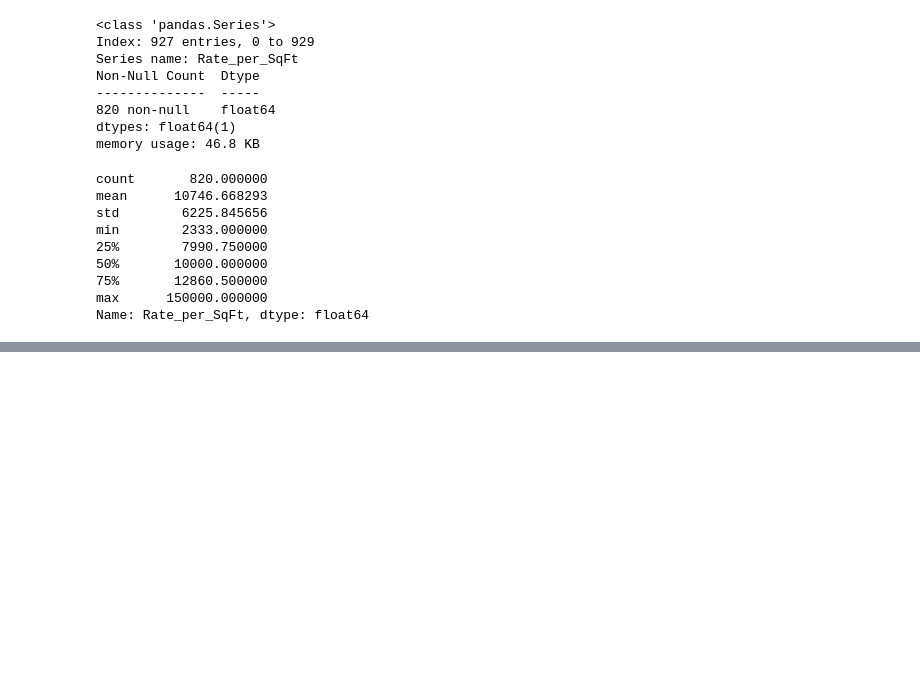
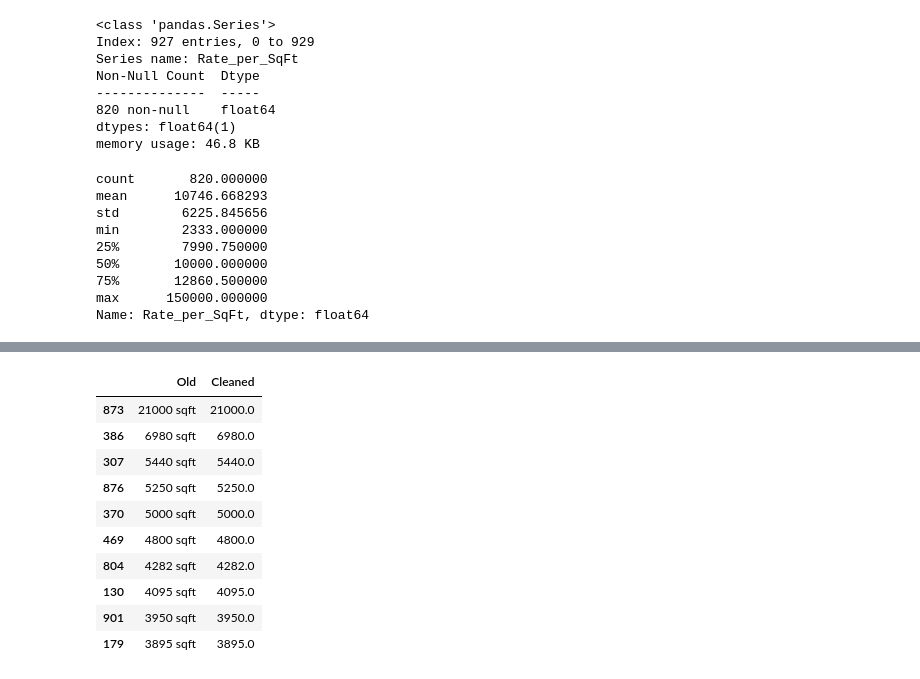
Before and after one commit to Omkesh-Bash/pune-real-estate-data-cleaning, a Jupyter notebook: notebooks/Pune_Real_Estate_Data_Cleaning.ipynb, the cells around one changed output, grey strips where cells are left out. Saved outputs shown, nothing was run; the diff lists cells and outputs as text; code cells hidden in the pictures; blank space fills up the shorter version.

```diff
--- a/notebooks/Pune_Real_Estate_Data_Cleaning.ipynb
+++ b/notebooks/Pune_Real_Estate_Data_Cleaning.ipynb
@@ -543,0 +564,6 @@ Name: Rate_per_SqFt, dtype: float64
+# %%
+temp_carpet_area = pd.DataFrame({
+    'Old' : real_estate.Carpet_Area,
+    'Cleaned' : real_estate['Carpet_Area'].map(lambda x : x if pd.isna(x) else int(x.removesuffix(' sqft')))
+})
+temp_carpet_area.head()
@@ -543,0 +591,14 @@ Name: Rate_per_SqFt, dtype: float64
+# %%
+temp_carpet_area.nlargest(10, "Cleaned")
+# %% [output]
+|  | Old | Cleaned |
+| 873 | 21000 sqft | 21000.0 |
+| 386 | 6980 sqft | 6980.0 |
+| 307 | 5440 sqft | 5440.0 |
+| 876 | 5250 sqft | 5250.0 |
+| 370 | 5000 sqft | 5000.0 |
+| 469 | 4800 sqft | 4800.0 |
+| 804 | 4282 sqft | 4282.0 |
+| 130 | 4095 sqft | 4095.0 |
+| 901 | 3950 sqft | 3950.0 |
+| 179 | 3895 sqft | 3895.0 |
```
Also changed, not shown: parts of 11 cells of this notebook.
